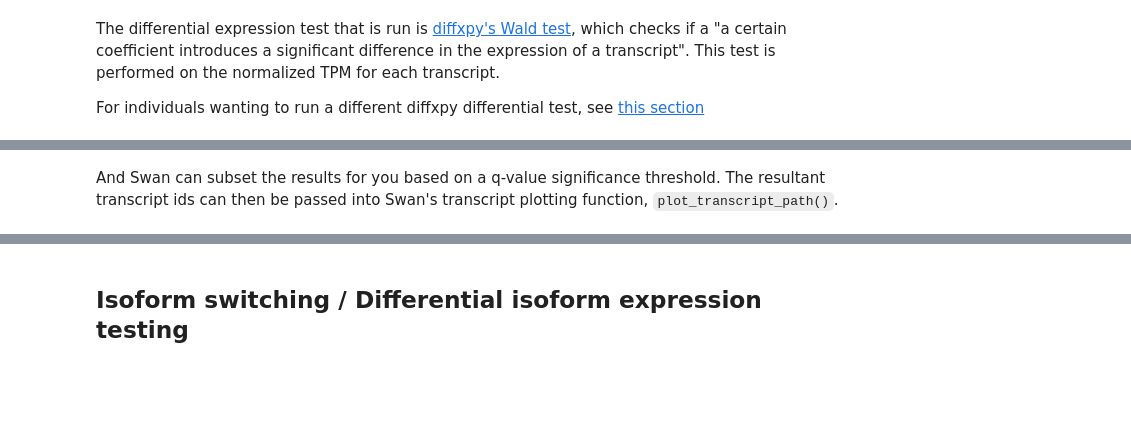
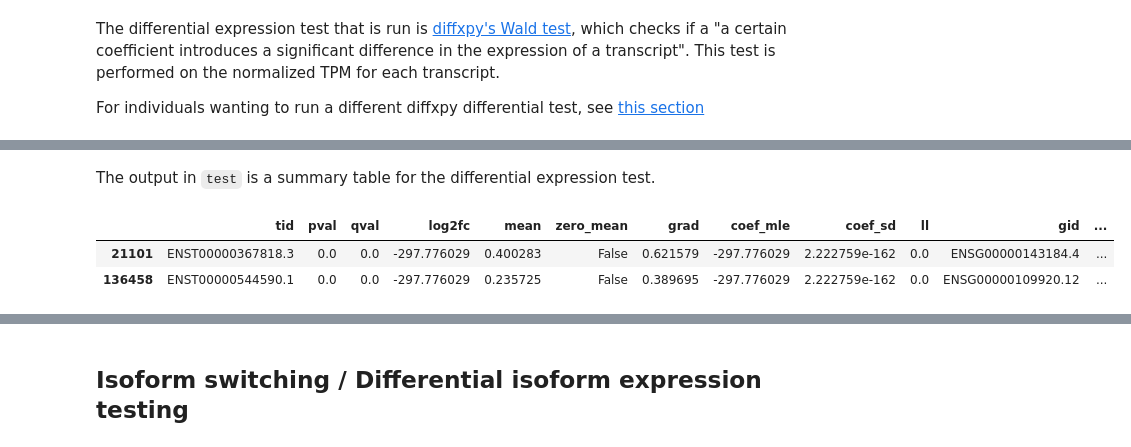
Before and after one commit to mortazavilab/swan_vis, a Jupyter notebook: tutorials/Analysis tools.ipynb, the cells around one changed output, grey strips where cells are left out. Saved outputs shown, nothing was run; the diff lists cells and outputs as text; code cells hidden in the pictures; blank space fills up the shorter version.

```diff
--- a/tutorials/Analysis tools.ipynb
+++ b/tutorials/Analysis tools.ipynb
@@ -138,2 +128,8 @@ iter  16: ll=5183973.042257, converged: 100.00% (loc: 100.00%, scale update: Tru
-# %% [markdown]
-And Swan can subset the results for you based on a q-value significance threshold. The resultant transcript ids can then be passed into Swan's transcript plotting function, `plot_transcript_path()`.
+# %% [markdown]
+The output in `test` is a summary table for the differential expression test.
+# %%
+test.head(2)
+# %% [output]
+|  | tid | pval | qval | log2fc | mean | zero_mean | grad | coef_mle | coef_sd | ll | gid | ... |
+| 21101 | ENST00000367818.3 | 0.0 | 0.0 | -297.776029 | 0.400283 | False | 0.621579 | -297.776029 | 2.222759e-162 | 0.0 | ENSG00000143184.4 | ... |
+| 136458 | ENST00000544590.1 | 0.0 | 0.0 | -297.776029 | 0.235725 | False | 0.389695 | -297.776029 | 2.222759e-162 | 0.0 | ENSG00000109920.12 | ... |
```
Also changed, not shown: parts of 51 cells of this notebook, 10 other files.
